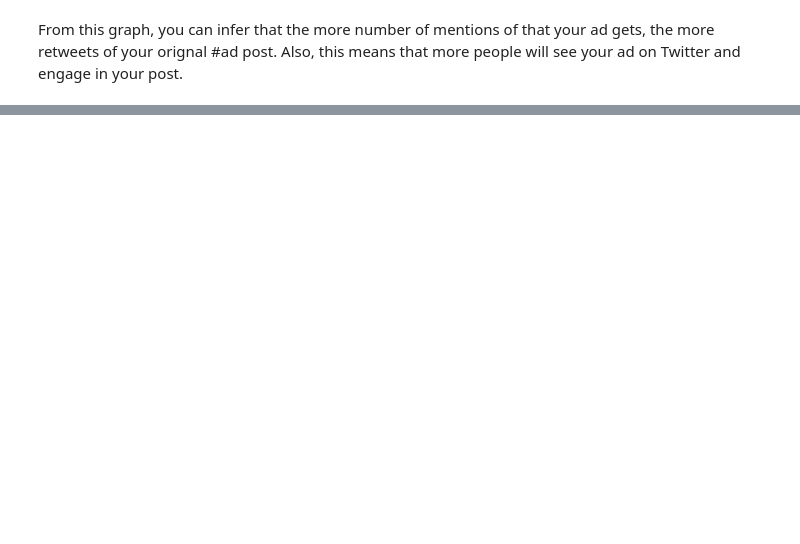
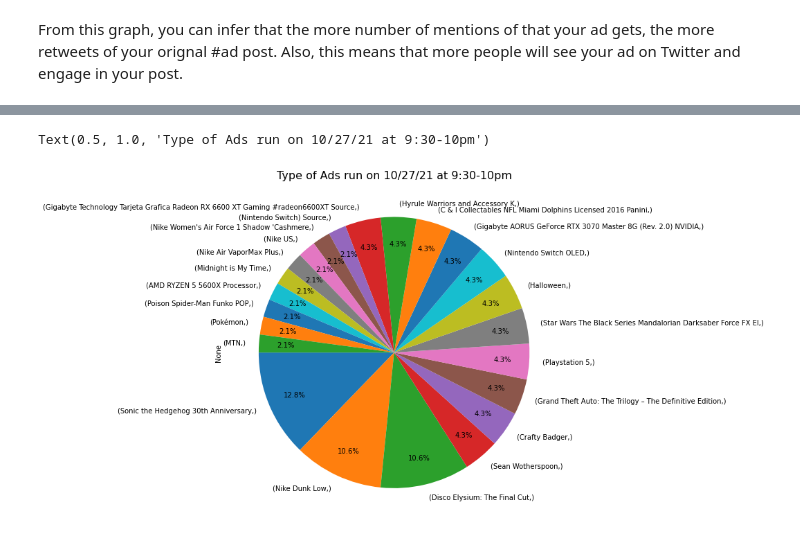
Before and after one commit to sthurstone/Return-Rate-Researchers---Project-I, a Jupyter notebook: API/Twitter_API_Analysis_Tables(1).ipynb FINAL.ipynb, the cells around one changed output, grey strips where cells are left out. Saved outputs shown, nothing was run; the diff lists cells and outputs as text; code cells hidden in the pictures; blank space fills up the shorter version.

```diff
--- a/API/Twitter_API_Analysis_Tables(1).ipynb FINAL.ipynb
+++ b/API/Twitter_API_Analysis_Tables(1).ipynb FINAL.ipynb
@@ -341,0 +344,4 @@ From this graph, you can infer that the more number of mentions of that your ad
+# %%
+type_df=merged_total_df['normalized_text'].apply(pd.Series)
+type_df1 = type_df.dropna()
+type_df1
@@ -341,0 +362,4 @@ From this graph, you can infer that the more number of mentions of that your ad
+# %%
+type_count = type_df.value_counts()
+type_count2 = type_count.head(23)
+type_count2
@@ -341,0 +384,7 @@ From this graph, you can infer that the more number of mentions of that your ad
+# %%
+type_count2.plot(kind='pie', autopct='%1.1f%%',figsize=(10,9),startangle=180, pctdistance=0.8, labeldistance=1.1)
+plt.title("Type of Ads run on 10/27/21 at 9:30-10pm", fontsize=16)
+#plt.savefig("API_Images/Mentions Total Vs. Retweet Counts Line.png")
+# %% [output]
+Text(0.5, 1.0, 'Type of Ads run on 10/27/21 at 9:30-10pm')
+[figure, added]
```
Also changed, not shown: parts of 5 cells of this notebook, 3 other files.
